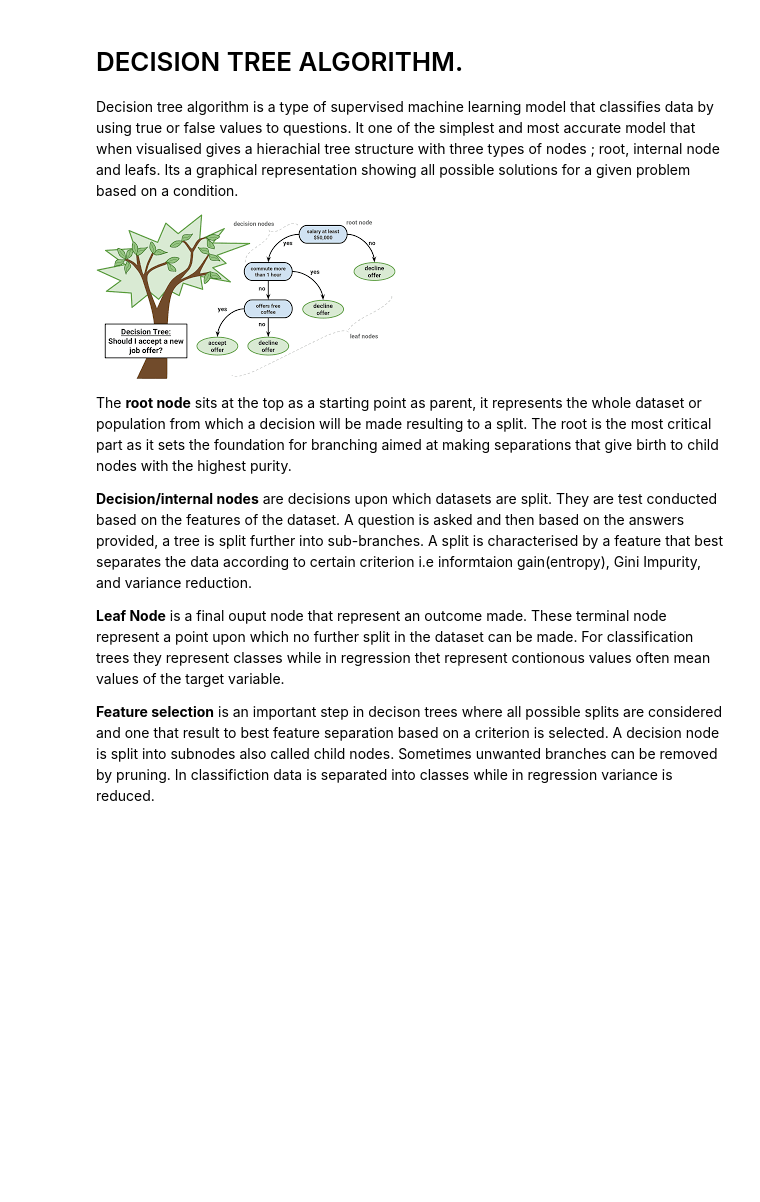
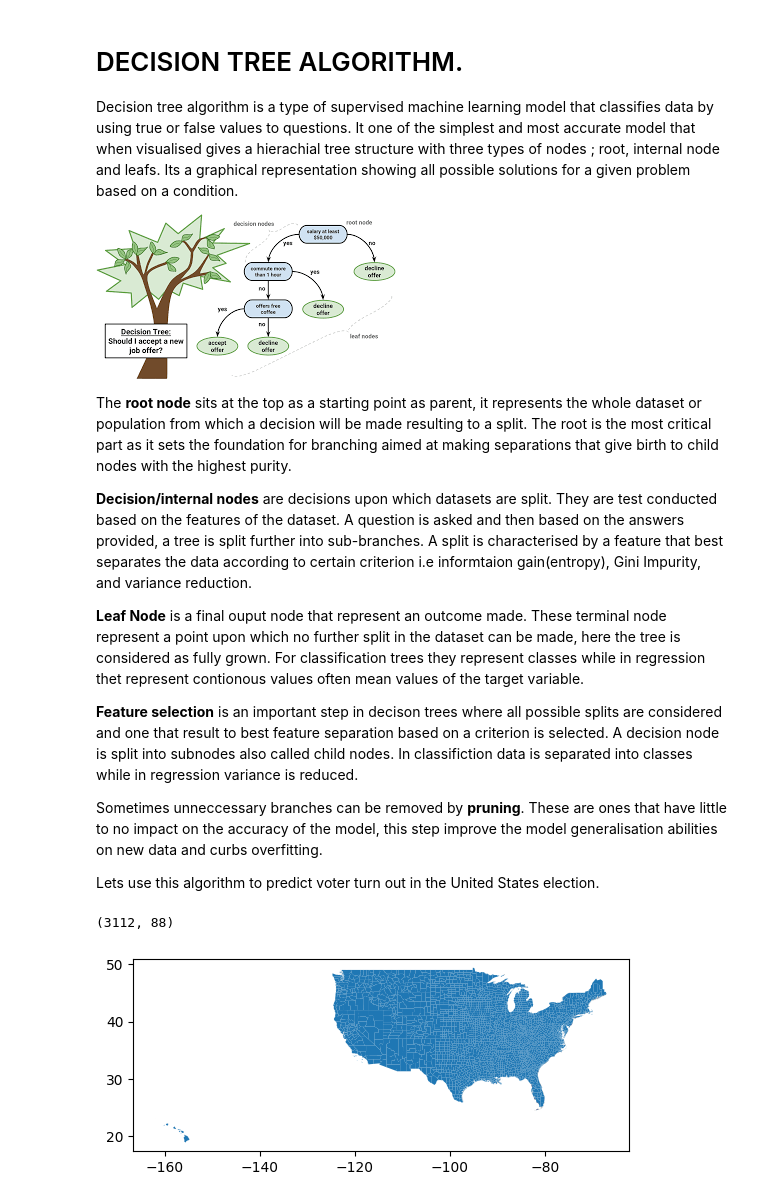
Before and after one commit to kechcole/Machine-Learning, a Jupyter notebook: Notebook/4.Decision Tree algorithm.ipynb, the cells around one changed output. Cells and saved outputs as stored; diff of their text form; code cells hidden in the pictures; blank space fills up the shorter version.

```diff
--- a/Notebook/4.Decision Tree algorithm.ipynb
+++ b/Notebook/4.Decision Tree algorithm.ipynb
@@ -9,6 +9,10 @@ The **root node** sits at the top as a starting point as parent, it represents t
 
 **Decision/internal nodes** are decisions upon which datasets are split. They are test conducted based on the features of the dataset. A question is asked and then based on the answers provided, a tree is split further into sub-branches. A split is characterised by a feature that best separates the data according to certain criterion i.e informtaion gain(entropy), Gini Impurity, and variance reduction.
 
-**Leaf Node** is a final ouput node that represent an outcome made. These terminal node represent a point upon which no further split in the dataset can be made. For classification trees they represent classes while in regression thet represent contionous values often mean values of the target variable.
+**Leaf Node** is a final ouput node that represent an outcome made. These terminal node represent a point upon which no further split in the dataset can be made, here the tree is considered as fully grown. For classification trees they represent classes while in regression thet represent contionous values often mean values of the target variable.
 
-**Feature selection** is an important step in decison trees where all possible splits are considered and one that result to best feature separation based on a criterion is selected. A decision node is split into subnodes also called child nodes. Sometimes unwanted branches can be removed by pruning. In classifiction data is separated into classes while in regression variance is reduced.
+**Feature selection** is an important step in decison trees where all possible splits are considered and one that result to best feature separation based on a criterion is selected. A decision node is split into subnodes also called child nodes. In classifiction data is separated into classes while in regression variance is reduced.
+
+Sometimes unneccessary branches can be removed by **pruning**. These are ones that have little to no impact on the accuracy of the model, this step improve the model generalisation abilities on new data and curbs overfitting.
+
+Lets use this algorithm to predict voter turn out in the United States election.
@@ -14,0 +28,11 @@ The **root node** sits at the top as a starting point as parent, it represents t
+# %%
+# Read and clean data.
+
+# Read data
+data = gpd.read_file('F:/Programs/Secrets of ML/Data/US_Elections.gpkg')
+data.plot()
+
+print(data.shape)
+# %% [output]
+(3112, 88)
+[figure, added]
```
Also changed, not shown: parts of 15 cells of this notebook.
